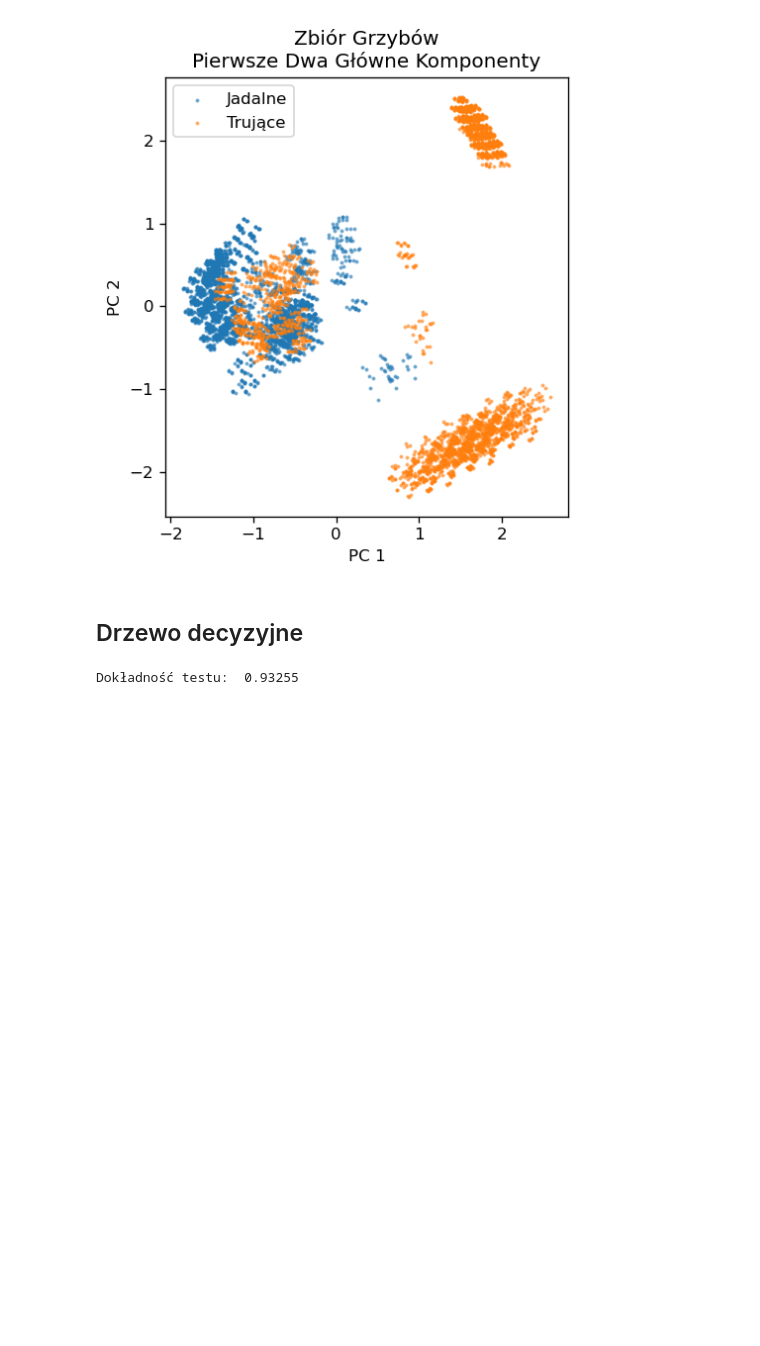
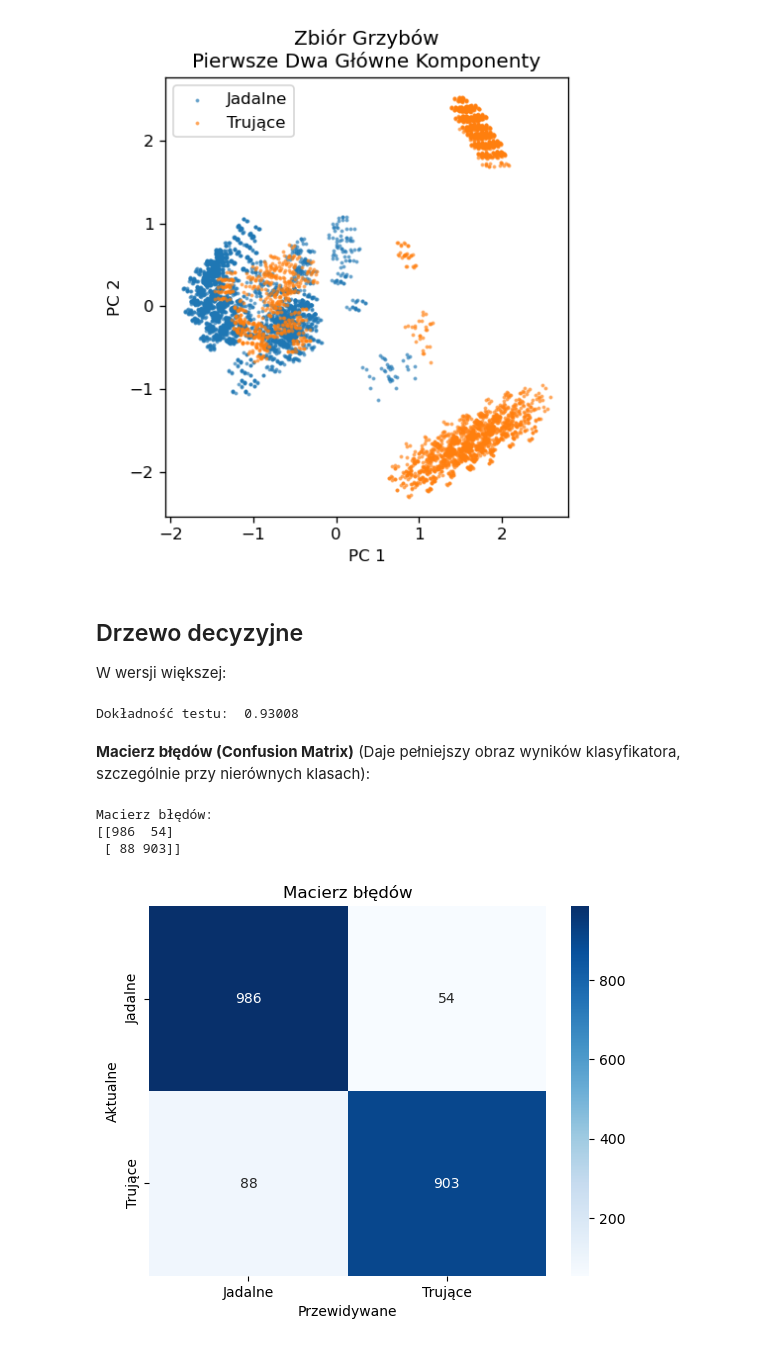
Before and after one commit to nwielocha/mushroom-classification, a Jupyter notebook: Mushroom Classification.ipynb, the cells around one changed output. Drawn from its saved outputs; the diff is of its cells as text; code cells hidden in the pictures; blank space fills up the shorter version.

```diff
--- a/Mushroom Classification.ipynb
+++ b/Mushroom Classification.ipynb
@@ -113,14 +113,14 @@ dtype: int64
 # %% [markdown]
 Ze względu na dużą ilość brakujących rekordów w kolumnie "stalk-root", ten atrybut został usunięty. Reszta atrybutów oraz target zostały przekształcone na wartości "dummies". W ten sposób zwiększymy efektywność programowania.
 # %%
-df = df.drop(str(df.columns[11]), axis=1)
-df2 = pd.get_dummies(df)
-print(df2)
+df_v1 = pd.get_dummies(df.drop(str(df.columns[11]), axis=1))
 
-print("\nLiczba rekordów: ", df2.shape[0])
-print("\nLiczba atrybutów: ", df2.shape[1])
+print(df_v1)
 
-print("Pozostałe brakujące wartości wśród artybutów: ", df2.isnull().sum().sum())
+print("\nLiczba rekordów: ", df_v1.shape[0])
+print("\nLiczba atrybutów: ", df_v1.shape[1])
+
+print("Pozostałe brakujące wartości wśród artybutów: ", df_v1.isnull().sum().sum())
 # %% [output]
       poisonous_e  poisonous_p  cap-shape_b  cap-shape_c  cap-shape_f  \
 0           False         True        False        False        False
@@ -148,8 +148,8 @@ from sklearn.decomposition import PCA
 from sklearn.model_selection import train_test_split
 
 # Zdefiniuj trujące jako 1 i jadalne jako 0 dla targetu
-X = df2.iloc[:,2:]
-y = df2.iloc[:,1]
+X = df_v1.iloc[:,2:]
+y = df_v1.iloc[:,1]
 
 # Podziel dane na zbiory treningowe i testowe
 X_train, X_test, y_train, y_test = train_test_split(X, y, random_state=42)
@@ -181,9 +181,32 @@ plt.gca().set_aspect('equal')
 [figure]
 # %% [markdown]
 ## Drzewo decyzyjne
+W wersji większej:
 # %%
 from sklearn.tree import DecisionTreeClassifier
-model = DecisionTreeClassifier().fit(X_train, y_train)
-print("\nDokładność testu: ", round(model.score(X_test, y_test), 5))
+model_big = DecisionTreeClassifier().fit(X_train, y_train)
+print("\nDokładność testu: ", round(model_big.score(X_test, y_test), 5))
 # %% [output]
-Dokładność testu:  0.93255
+Dokładność testu:  0.93008
+# %% [markdown]
+**Macierz błędów (Confusion Matrix)** (Daje pełniejszy obraz wyników klasyfikatora, szczególnie przy nierównych klasach):
+# %%
+from sklearn.metrics import confusion_matrix
+y_pred = model_big.predict(X_test)
+cm = confusion_matrix(y_test, y_pred)
+print("Macierz błędów:")
+print(cm)
+# %% [output]
+Macierz błędów:
+[[986  54]
+ [ 88 903]]
+# %%
+import seaborn as sns
+# Stworzenie Heatmapy z wykorzystaniem Seaborn
+sns.heatmap(cm, annot=True, fmt='d', cmap='Blues', xticklabels=['Jadalne', 'Trujące'], yticklabels=['Jadalne', 'Trujące'])
+plt.xlabel('Przewidywane')
+plt.ylabel('Aktualne')
+plt.title('Macierz błędów')
+plt.show()
+# %% [output]
+[figure, added]
```
Also changed, not shown: parts of 25 cells of this notebook, 2 other files.
